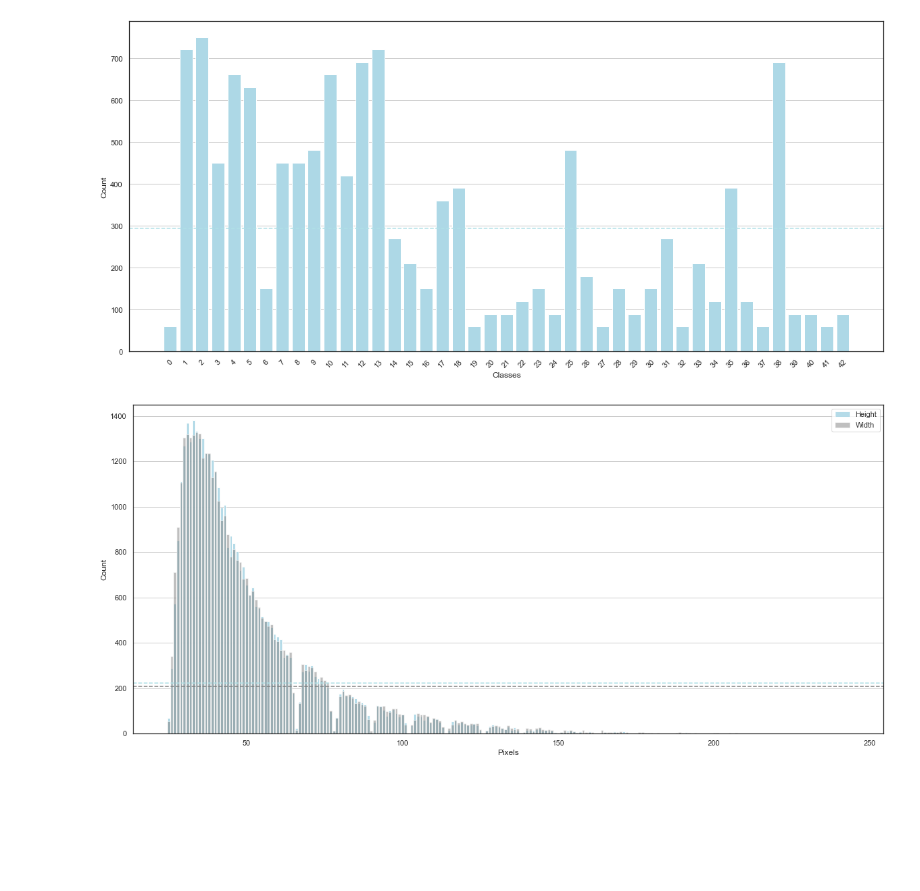
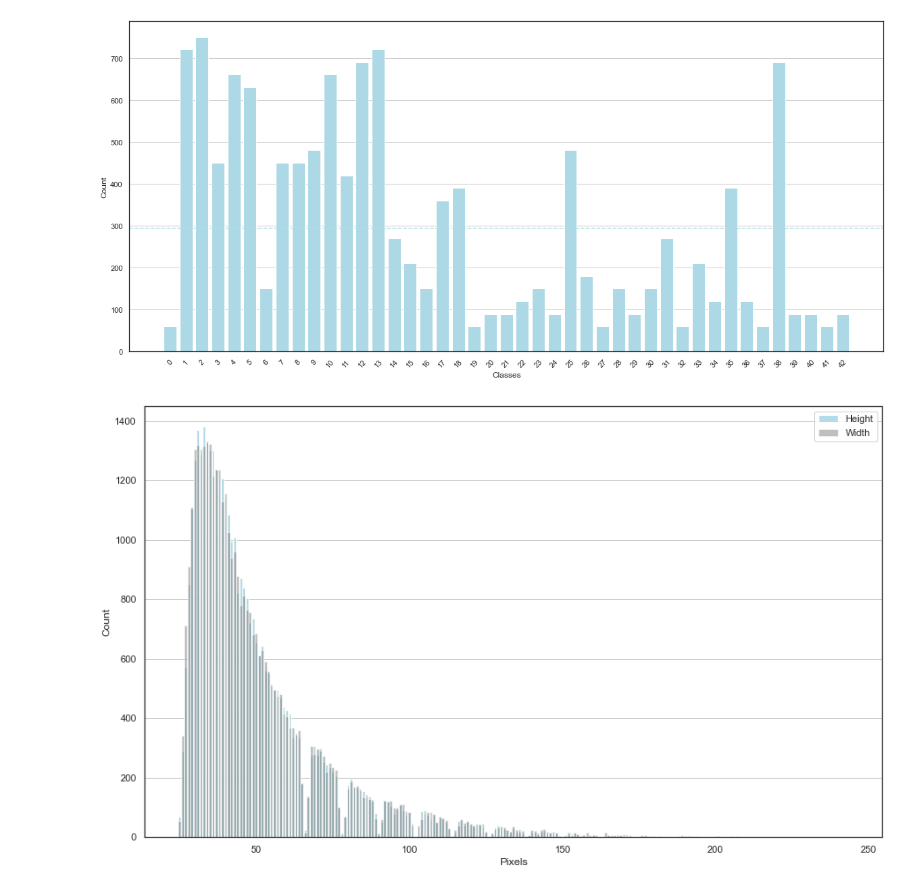
Before and after one commit to imarekkus/Master-s_Thesis, a Jupyter notebook: kody/EDA.ipynb, the cells around one changed output. Cells and saved outputs as stored; diff of their text form; code cells hidden in the pictures; blank space fills up the shorter version.

```diff
--- a/kody/EDA.ipynb
+++ b/kody/EDA.ipynb
@@ -314,26 +314,26 @@ unique_width_test, width_counts_test = np.unique(df_test['Width'], return_counts
 # %%
 # Different size of images in train set
 
 # Setting up theme and grid look
-plt.figure(figsize=(20,9))
+plt.figure(figsize=(15,9))
 plt.grid(axis='y')
 
 # Plotting barplot
 plt.bar(unique_height_train, height_counts_train, color='lightblue', alpha=0.9, label='Height')
 plt.bar(unique_width_train, width_counts_train, color='grey', alpha=0.5, label='Width')
 
 # and adding mean
-plt.axhline(y = height_counts_train.mean(), linestyle='--', color='powderblue')
-plt.axhline(y = width_counts_train.mean(), linestyle='--', color='grey')
+#plt.axhline(y = height_counts_train.mean(), linestyle='--', color='powderblue')
+#plt.axhline(y = width_counts_train.mean(), linestyle='--', color='grey')
 
 # adding labels and legend
 plt.xlabel('Pixels')
 plt.ylabel('Count')
 plt.legend(loc='upper right')
 
 plt.show()
 # %% [output]
-[figure, old version]
+[figure, new version]
 # %%
 # Different size of images in train set
 
```
Also changed, not shown: parts of 1 cell of this notebook.
